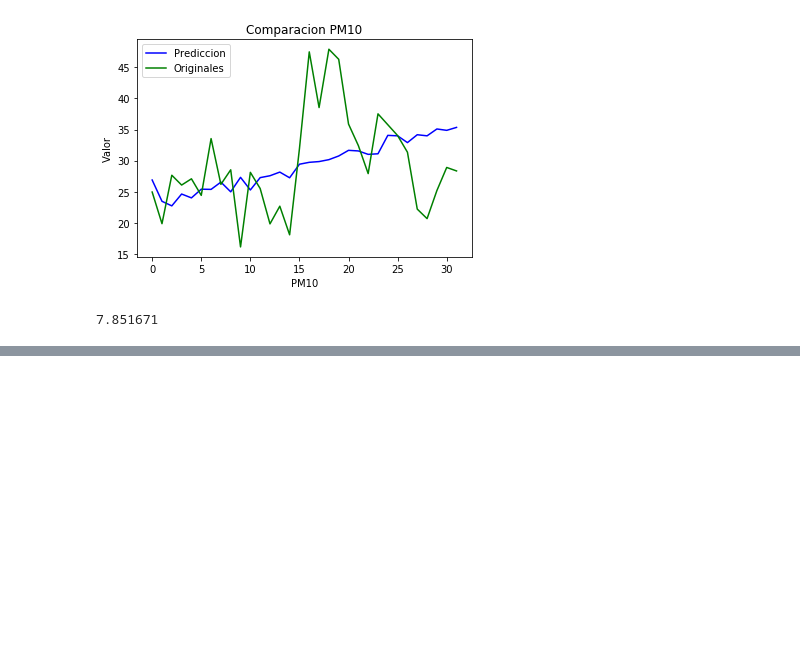
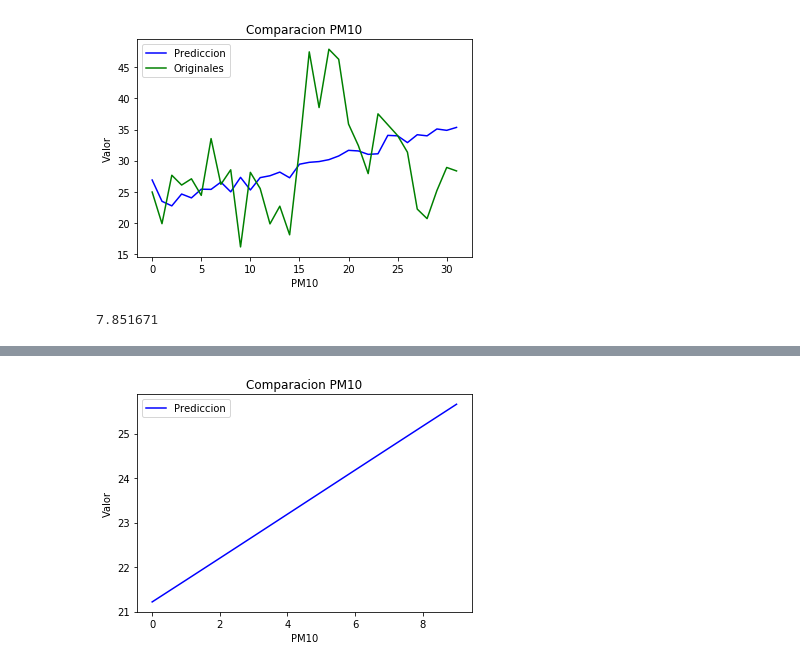
Before and after one commit to cchaparro/LTSM_Cali, a Jupyter notebook: Evaluacion/Evaluacion-flora_porcentaje.ipynb, the cells around one changed output, grey strips where cells are left out. Saved outputs shown, nothing was run; the diff lists cells and outputs as text; code cells hidden in the pictures; blank space fills up the shorter version.

```diff
--- a/Evaluacion/Evaluacion-flora_porcentaje.ipynb
+++ b/Evaluacion/Evaluacion-flora_porcentaje.ipynb
@@ -244,0 +336,4 @@ rmse(salida, dataOriginalPM10.iloc[rango_inferior:rango_superior, 1].values)
+# %%
+graficar_datos_solo(pMT)
+# %% [output]
+[figure, added]
```
Also changed, not shown: parts of 13 cells of this notebook, 2 other files.
